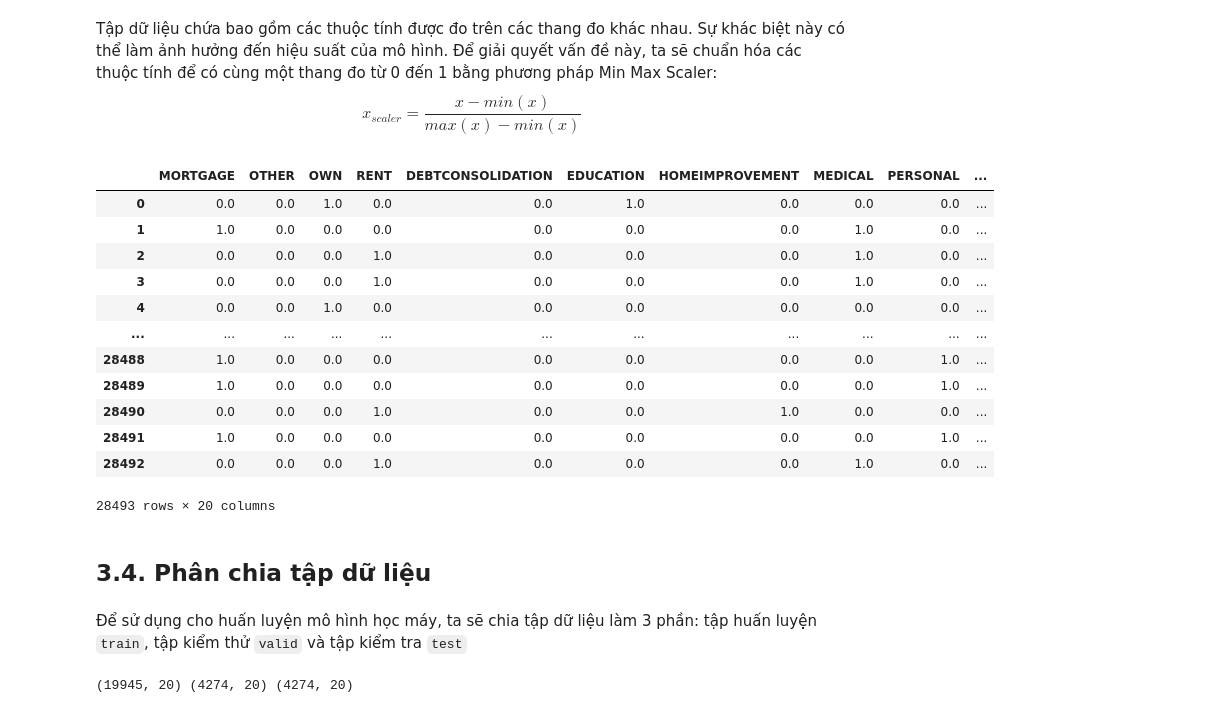
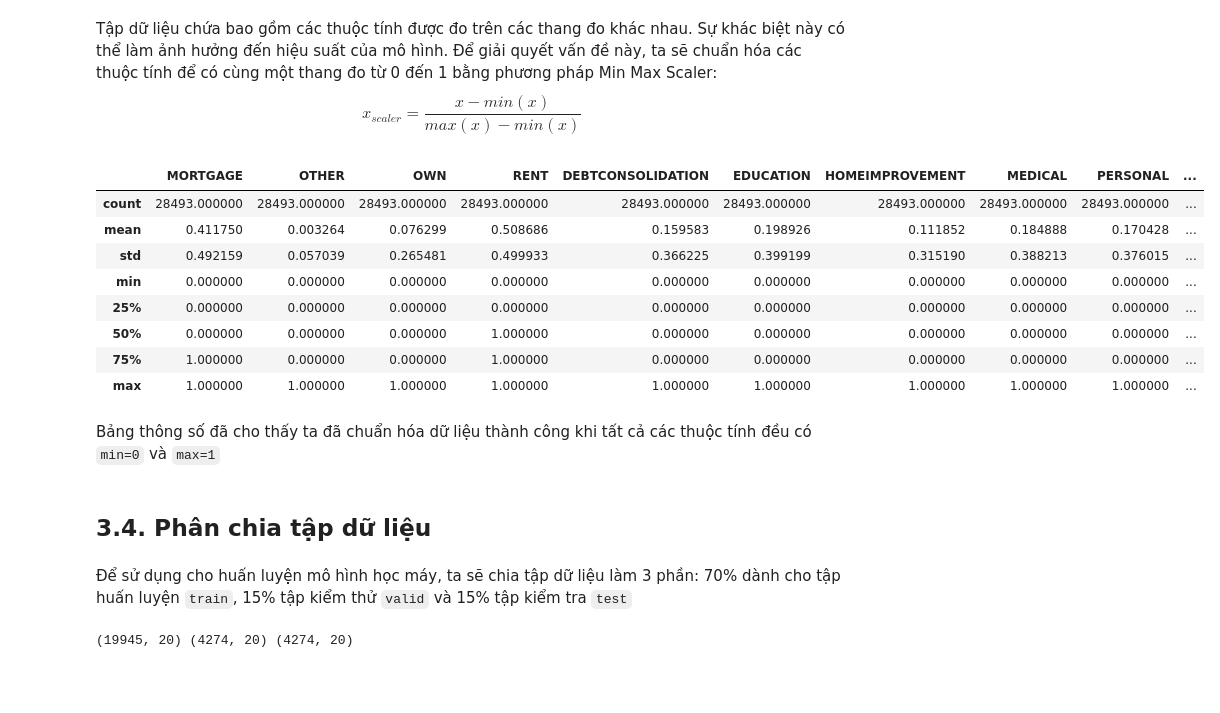
Before and after one commit to huynt119/Credit_Score_Prediction, a Jupyter notebook: main.ipynb, the cells around one changed output. Saved outputs shown, nothing was run; the diff lists cells and outputs as text; code cells hidden in the pictures; blank space fills up the shorter version.

````diff
--- a/main.ipynb
+++ b/main.ipynb
@@ -354,27 +354,25 @@ $$ x_{scaler} = \frac{x - min(x)}{max(x)-min(x)} $$
 # %%
 from sklearn.preprocessing import MinMaxScaler
 scaler = MinMaxScaler()
 df_scaler = scaler.fit_transform(df)
 df = pd.DataFrame(scaler.fit_transform(df), columns=df.columns)
-df
+df.describe()
 # %% [output]
 |  | MORTGAGE | OTHER | OWN | RENT | DEBTCONSOLIDATION | EDUCATION | HOMEIMPROVEMENT | MEDICAL | PERSONAL | ... |
-| 0 | 0.0 | 0.0 | 1.0 | 0.0 | 0.0 | 1.0 | 0.0 | 0.0 | 0.0 | ... |
-| 1 | 1.0 | 0.0 | 0.0 | 0.0 | 0.0 | 0.0 | 0.0 | 1.0 | 0.0 | ... |
-| 2 | 0.0 | 0.0 | 0.0 | 1.0 | 0.0 | 0.0 | 0.0 | 1.0 | 0.0 | ... |
-| 3 | 0.0 | 0.0 | 0.0 | 1.0 | 0.0 | 0.0 | 0.0 | 1.0 | 0.0 | ... |
-| 4 | 0.0 | 0.0 | 1.0 | 0.0 | 0.0 | 0.0 | 0.0 | 0.0 | 0.0 | ... |
-| ... | ... | ... | ... | ... | ... | ... | ... | ... | ... | ... |
-| 28488 | 1.0 | 0.0 | 0.0 | 0.0 | 0.0 | 0.0 | 0.0 | 0.0 | 1.0 | ... |
-| 28489 | 1.0 | 0.0 | 0.0 | 0.0 | 0.0 | 0.0 | 0.0 | 0.0 | 1.0 | ... |
-| 28490 | 0.0 | 0.0 | 0.0 | 1.0 | 0.0 | 0.0 | 1.0 | 0.0 | 0.0 | ... |
-| 28491 | 1.0 | 0.0 | 0.0 | 0.0 | 0.0 | 0.0 | 0.0 | 0.0 | 1.0 | ... |
-| 28492 | 0.0 | 0.0 | 0.0 | 1.0 | 0.0 | 0.0 | 0.0 | 1.0 | 0.0 | ... |
+| count | 28493.000000 | 28493.000000 | 28493.000000 | 28493.000000 | 28493.000000 | 28493.000000 | 28493.000000 | 28493.000000 | 28493.000000 | ... |
+| mean | 0.411750 | 0.003264 | 0.076299 | 0.508686 | 0.159583 | 0.198926 | 0.111852 | 0.184888 | 0.170428 | ... |
+| std | 0.492159 | 0.057039 | 0.265481 | 0.499933 | 0.366225 | 0.399199 | 0.315190 | 0.388213 | 0.376015 | ... |
+| min | 0.000000 | 0.000000 | 0.000000 | 0.000000 | 0.000000 | 0.000000 | 0.000000 | 0.000000 | 0.000000 | ... |
+| 25% | 0.000000 | 0.000000 | 0.000000 | 0.000000 | 0.000000 | 0.000000 | 0.000000 | 0.000000 | 0.000000 | ... |
+| 50% | 0.000000 | 0.000000 | 0.000000 | 1.000000 | 0.000000 | 0.000000 | 0.000000 | 0.000000 | 0.000000 | ... |
+| 75% | 1.000000 | 0.000000 | 0.000000 | 1.000000 | 0.000000 | 0.000000 | 0.000000 | 0.000000 | 0.000000 | ... |
+| max | 1.000000 | 1.000000 | 1.000000 | 1.000000 | 1.000000 | 1.000000 | 1.000000 | 1.000000 | 1.000000 | ... |
-28493 rows × 20 columns
+# %% [markdown]
+Bảng thông số đã cho thấy ta đã chuẩn hóa dữ liệu thành công khi tất cả các thuộc tính đều có ```min=0``` và ```max=1```
 # %% [markdown]
 ## 3.4. Phân chia tập dữ liệu
 # %% [markdown]
-Để sử dụng cho huấn luyện mô hình học máy, ta sẽ chia tập dữ liệu làm 3 phần: tập huấn luyện ```train```, tập kiểm thử ```valid``` và tập kiểm tra ```test```
+Để sử dụng cho huấn luyện mô hình học máy, ta sẽ chia tập dữ liệu làm 3 phần: 70% dành cho tập huấn luyện ```train```, 15% tập kiểm thử ```valid``` và 15% tập kiểm tra ```test```
 # %%
 from sklearn.model_selection import train_test_split
 X = df.drop(['loan_status'], axis=1)
````
